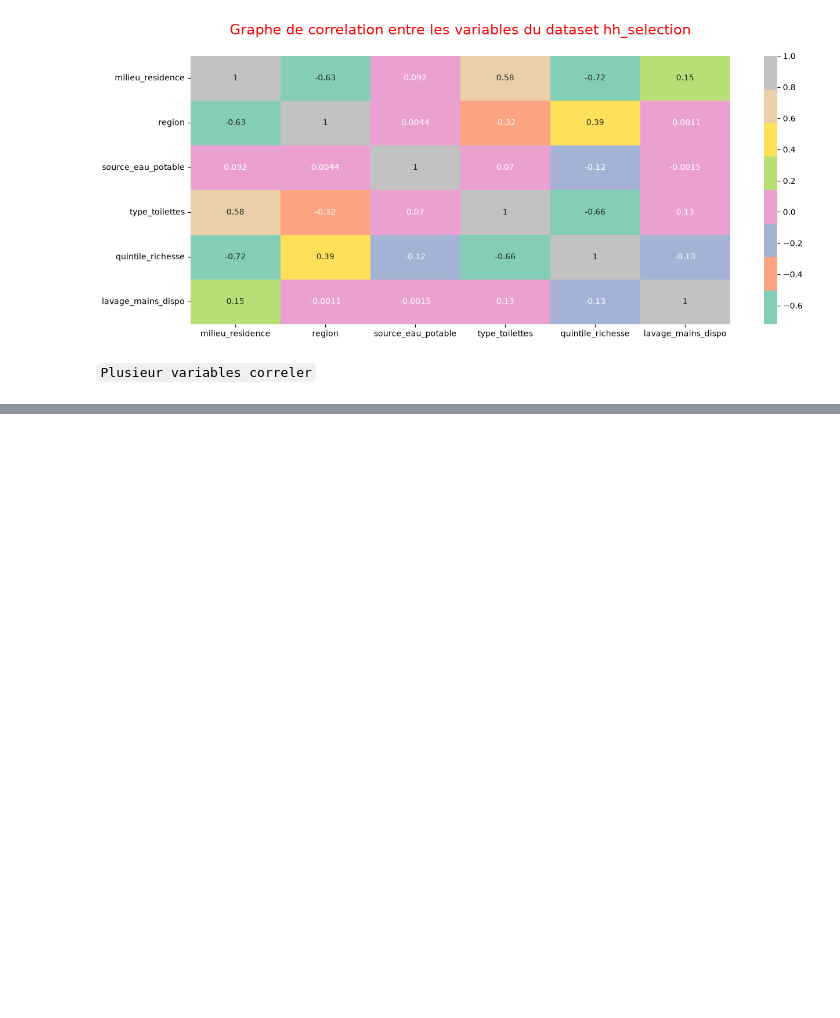
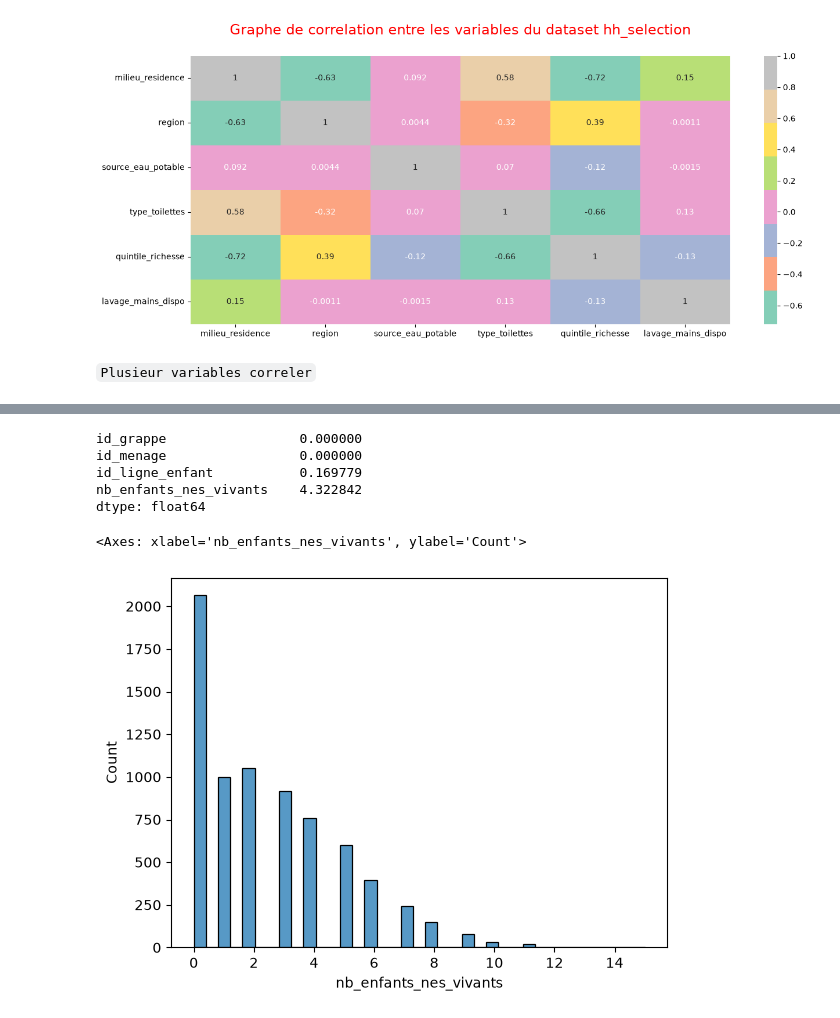
Before and after one commit to wilfriedx20/Stunting, a Jupyter notebook: Exploration.ipynb, the cells around one changed output, grey strips where cells are left out. Saved outputs shown, nothing was run; the diff lists cells and outputs as text; code cells hidden in the pictures; blank space fills up the shorter version.

```diff
--- a/Exploration.ipynb
+++ b/Exploration.ipynb
@@ -243,0 +252,3 @@ plt.show()
+# %%
+data_wm = pd.read_csv("Stunting_Data/Datasets_convertis/wm_selection.csv")
+data_wm.head()
@@ -243,0 +266,12 @@ plt.show()
+# %%
+# Dictionnaire de traduction
+traduction_mics = {
+    'HH1': 'id_grappe',
+    'HH2': 'id_menage',
+    'LN': 'id_ligne_enfant',
+    'CM11': 'nb_enfants_nes_vivants'
+}
+
+# Renommage direct sur ton DataFrame
+data_wm.rename(columns=traduction_mics, inplace = True)
+data_wm.head()
@@ -243,0 +299,13 @@ plt.show()
+# %%
+data_wm.isnull().mean()*100 # Pourcentage de valeurs manquantes
+# %% [output]
+id_grappe                 0.000000
+id_menage                 0.000000
+id_ligne_enfant           0.169779
+nb_enfants_nes_vivants    4.322842
+dtype: float64
+# %%
+sns.histplot(data = data_wm, x = "nb_enfants_nes_vivants")
+# %% [output]
+<Axes: xlabel='nb_enfants_nes_vivants', ylabel='Count'>
+[figure, added]
```
Also changed, not shown: parts of 5 cells of this notebook.
